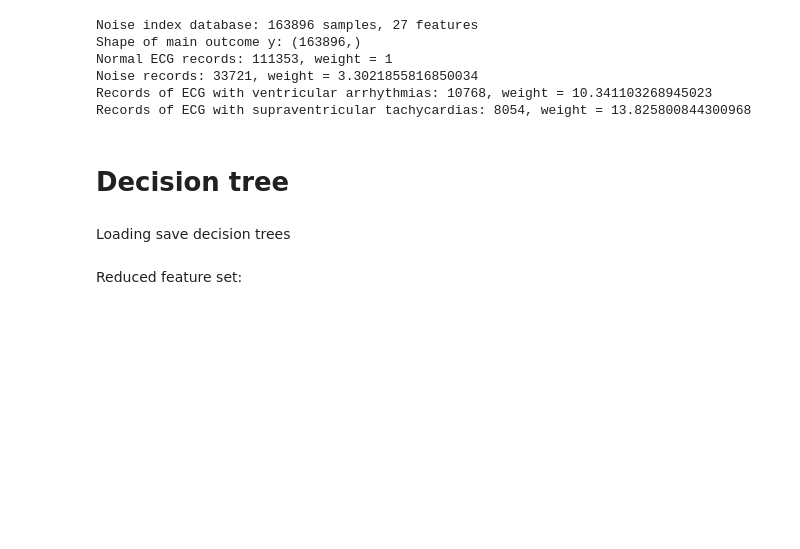
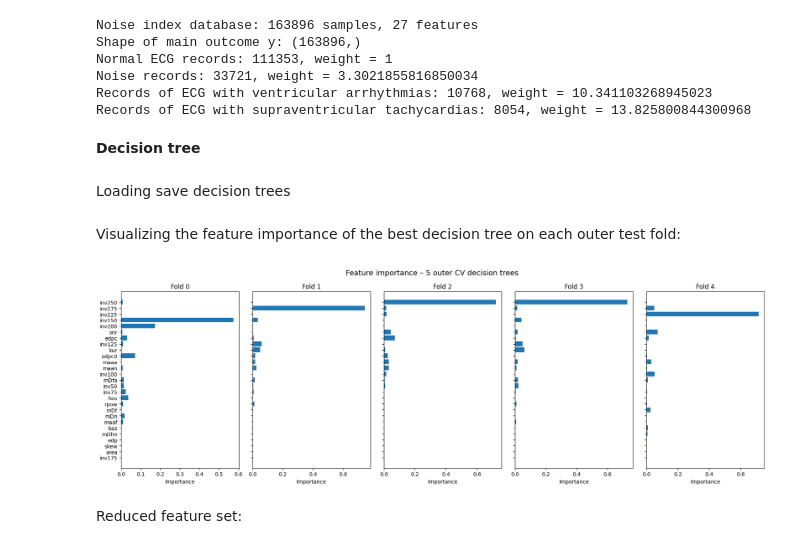
Before and after one commit to LorenzoBachi/EcgNoiseDetection, a Jupyter notebook: ecg_noise_detection_train_low_power.ipynb, the cells around one changed output. Drawn from its saved outputs; the diff is of its cells as text; code cells hidden in the pictures; blank space fills up the shorter version.

```diff
--- a/ecg_noise_detection_train_low_power.ipynb
+++ b/ecg_noise_detection_train_low_power.ipynb
@@ -30,11 +34,38 @@ Noise records: 33721, weight = 3.3021855816850034
 Records of ECG with ventricular arrhythmias: 10768, weight = 10.341103268945023
 Records of ECG with supraventricular tachycardias: 8054, weight = 13.825800844300968
 # %% [markdown]
-# Decision tree
+**Decision tree**
 # %% [markdown]
 Loading save decision trees
 # %%
 results_full, params_full, models_full = joblib.load(f"results_dt.joblib")
+# %% [markdown]
+ Visualizing the feature importance of the best decision tree on each outer test fold:
+# %%
+importances = np.vstack([m.feature_importances_ for m in models_full])
+mean_importance = importances.mean(axis=0)
+indices = np.argsort(mean_importance)[::-1]
+
+# plot feature importance for each outer fold in a subplot
+fig, axes = plt.subplots(1, nof, figsize=(18, 6), sharey=True)
+
+# number of features
+nf = X.shape[1]
+for i, ax in enumerate(axes):
+    ax.barh(
+        range(nf),
+        importances[i, indices][::-1]
+    )
+    ax.set_title(f"Fold {i}")
+    ax.set_xlabel("Importance")
+    ax.set_yticks(range(nf))
+    ax.set_yticklabels([featureNames[j] for j in indices][::-1])
+
+plt.suptitle("Feature importance – 5 outer CV decision trees", fontsize=14)
+plt.tight_layout()
+plt.show()
+# %% [output]
+[figure, added]
 # %% [markdown]
 Reduced feature set:
 # %%
```
Also changed, not shown: parts of 15 cells of this notebook, 2 other files.
